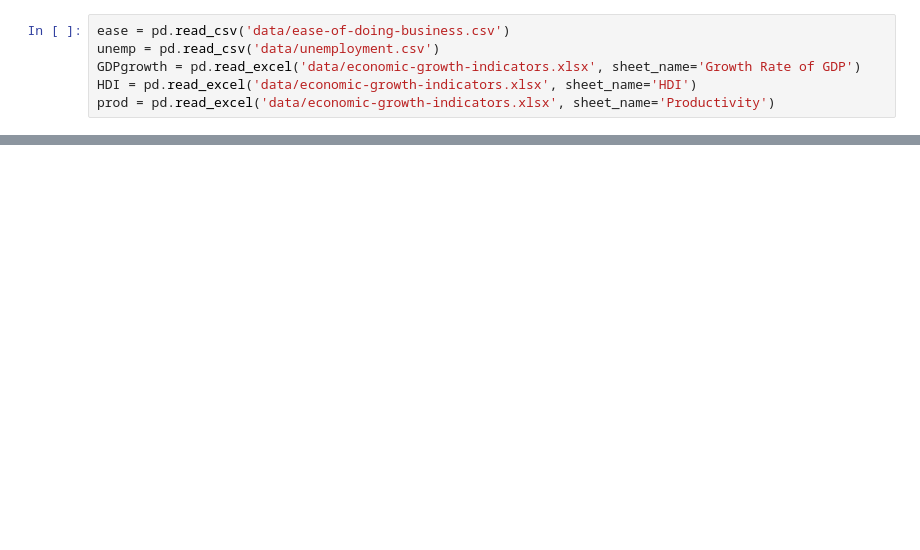
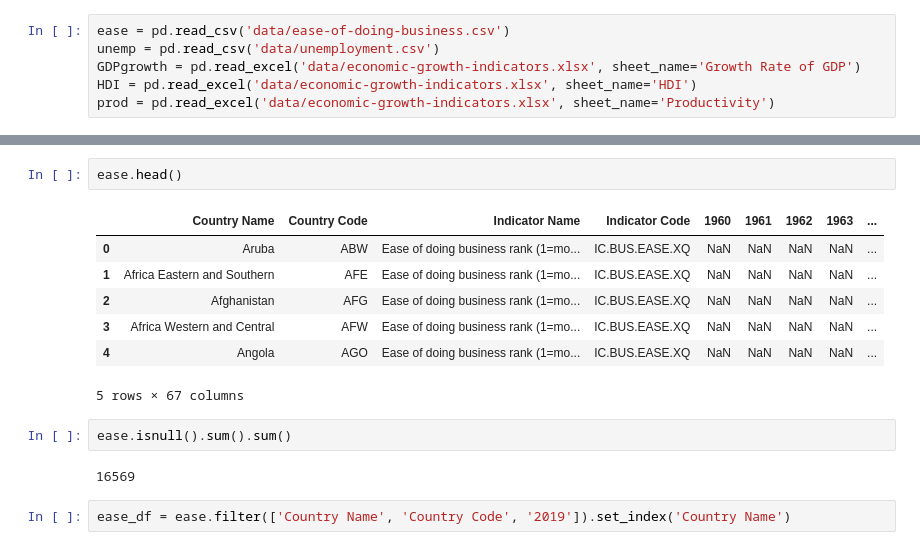
Before and after one commit to RuizLorenzoChavez/asean-datascience, a Jupyter notebook: GillCleaning.ipynb, the cells around one changed output, grey strips where cells are left out. Drawn from its saved outputs; the diff is of its cells as text; blank space fills up the shorter version.

```diff
--- a/GillCleaning.ipynb
+++ b/GillCleaning.ipynb
@@ -24,0 +30,16 @@ prod = pd.read_excel('data/economic-growth-indicators.xlsx', sheet_name='Product
+# %%
+ease.head()
+# %% [output]
+|  | Country Name | Country Code | Indicator Name | Indicator Code | 1960 | 1961 | 1962 | 1963 | ... |
+| 0 | Aruba | ABW | Ease of doing business rank (1=mo... | IC.BUS.EASE.XQ | NaN | NaN | NaN | NaN | ... |
+| 1 | Africa Eastern and Southern | AFE | Ease of doing business rank (1=mo... | IC.BUS.EASE.XQ | NaN | NaN | NaN | NaN | ... |
+| 2 | Afghanistan | AFG | Ease of doing business rank (1=mo... | IC.BUS.EASE.XQ | NaN | NaN | NaN | NaN | ... |
+| 3 | Africa Western and Central | AFW | Ease of doing business rank (1=mo... | IC.BUS.EASE.XQ | NaN | NaN | NaN | NaN | ... |
+| 4 | Angola | AGO | Ease of doing business rank (1=mo... | IC.BUS.EASE.XQ | NaN | NaN | NaN | NaN | ... |
+5 rows × 67 columns
+# %%
+ease.isnull().sum().sum()
+# %% [output]
+16569
+# %%
+ease_df = ease.filter(['Country Name', 'Country Code', '2019']).set_index('Country Name')
```
Also changed, not shown: parts of 22 cells of this notebook.
